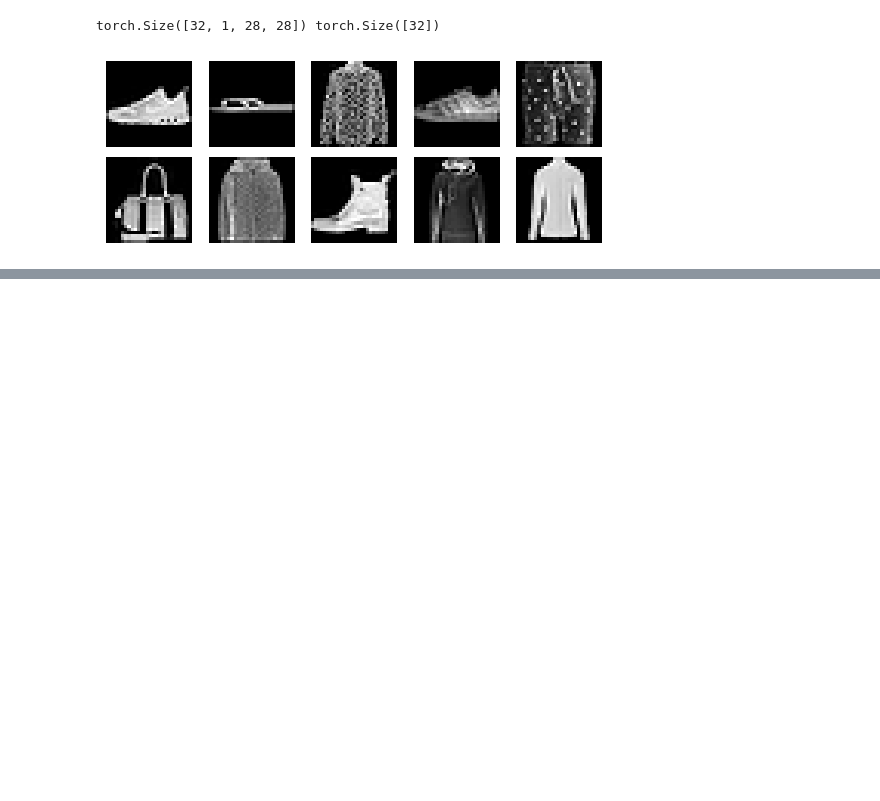
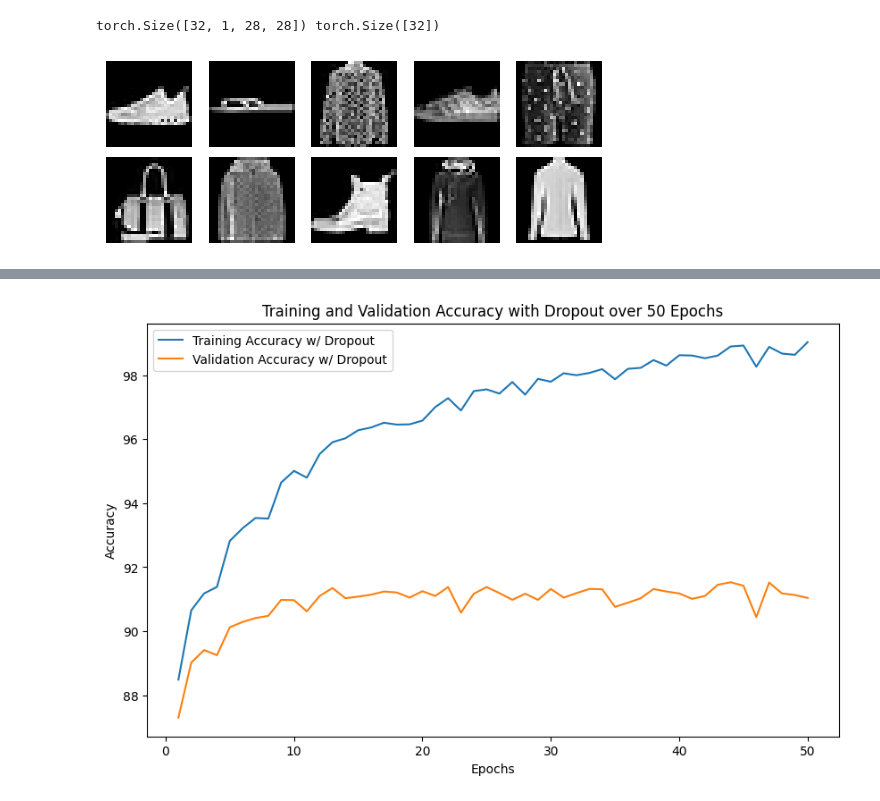
Before and after one commit to DrDrewCain/Applied-Machine-Learning, a Jupyter notebook: hw5.ipynb, the cells around one changed output, grey strips where cells are left out. Drawn from its saved outputs; the diff is of its cells as text; code cells hidden in the pictures; blank space fills up the shorter version.

```diff
--- a/hw5.ipynb
+++ b/hw5.ipynb
@@ -97,7 +99,7 @@ def evaluate_model(model, testloader):
 network_structures = [[32], [64], [128], [32, 16], [64, 32, 16]]
 input_size = 28*28  # 784 input features
 output_size = 10    # 10 classes
-num_epochs = 1000     # Reduced for quicker experimentation
+num_epochs = 30     # Reduced for quicker experimentation
 
 results = []
 
@@ -119,7 +121,7 @@ for structure in network_structures:
 best_structure = max(results, key=lambda x: x['test_accuracy'])['structure']
 print(best_structure)
 
-activation_functions = [nn.ReLU, nn.Sigmoid, nn.ELU, nn.LeakyReLU]
+activation_functions = [nn.Sigmoid, nn.ELU, nn.LeakyReLU]
 
 # Experiment with different activation functions on the best performing structure
 for activation_fn in activation_functions:
@@ -155,0 +262,26 @@ Structure: [128], Activation Function: LeakyReLU, Training Accuracy: 0.88%, Test
+# %%
+class ModifiedCNN(nn.Module):
+    def __init__(self):
+        super(ModifiedCNN, self).__init__()
+        self.conv1 = nn.Conv2d(in_channels=1, out_channels=32, kernel_size=3)  # (a)
+        self.pool = nn.MaxPool2d(kernel_size=2, stride=2)  # (b)
+        self.flatten = nn.Flatten()  # (c)
+        self.dropout = nn.Dropout(0.5)
+        self.fc1 = nn.Linear(32 * 13 * 13, 100)  # (d)
+        self.relu = nn.ReLU()
+        self.fc2 = nn.Linear(100, 10)  # (e)
+
+    def forward(self, x):
+        x = self.pool(self.relu(self.conv1(x)))
+        x = self.flatten(x)
+        x = self.dropout(x)
+        x = self.relu(self.fc1(x))
+        x = self.fc2(x)
+        return x
+
+# Instantiate and train the modified model
+model_with_correct_dropout = ModifiedCNN()
+model_with_correct_dropout.apply(init_weights)
+
+optimizer = optim.SGD(model_with_correct_dropout.parameters(), lr=0.01, momentum=0.9)
+train_acc_dropout, test_acc_dropout = train_and_evaluate(model_with_correct_dropout, trainloader, testloader, optimizer, loss, num_epochs=50)
@@ -155,0 +306,16 @@ Structure: [128], Activation Function: LeakyReLU, Training Accuracy: 0.88%, Test
+# %%
+# # Train and Evaluate with Dropout
+# optimizer = optim.SGD(model.parameters(), lr=0.1)
+# train_acc_dropout, test_acc_dropout = train_and_evaluate(model, trainloader, testloader, optimizer, loss, num_epochs=50)
+
+# Plotting Training and Validation Accuracy with Dropout
+plt.figure(figsize=(10, 6))
+plt.plot(range(1, 51), train_acc_dropout, label='Training Accuracy w/ Dropout')
+plt.plot(range(1, 51), test_acc_dropout, label='Validation Accuracy w/ Dropout')
+plt.xlabel('Epochs')
+plt.ylabel('Accuracy')
+plt.title('Training and Validation Accuracy with Dropout over 50 Epochs')
+plt.legend()
+plt.show()
+# %% [output]
+[figure, added]
```
Also changed, not shown: parts of 10 cells of this notebook.
